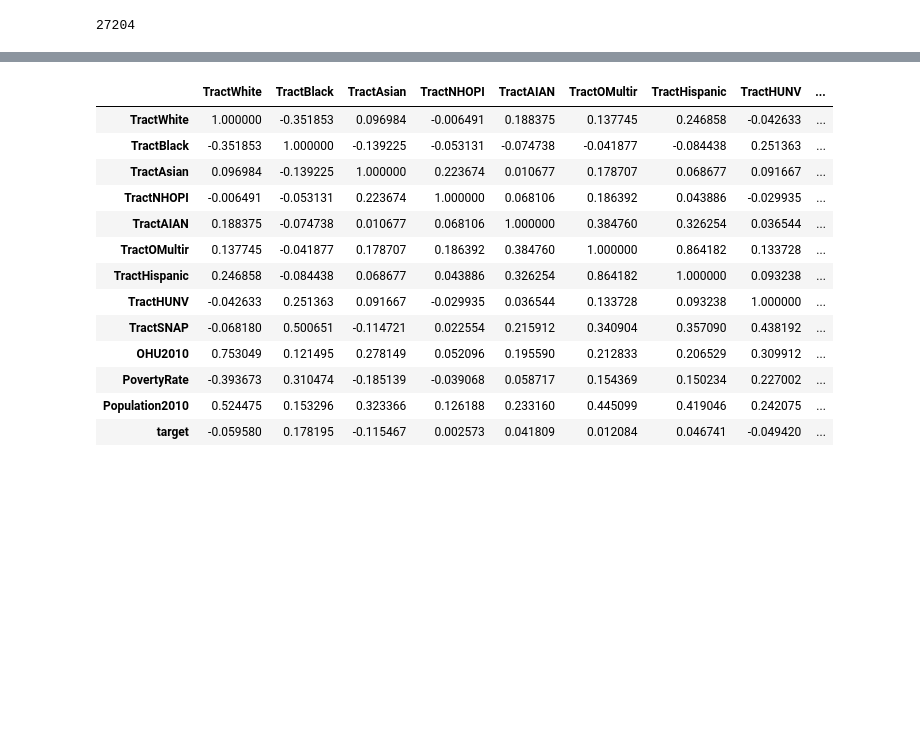
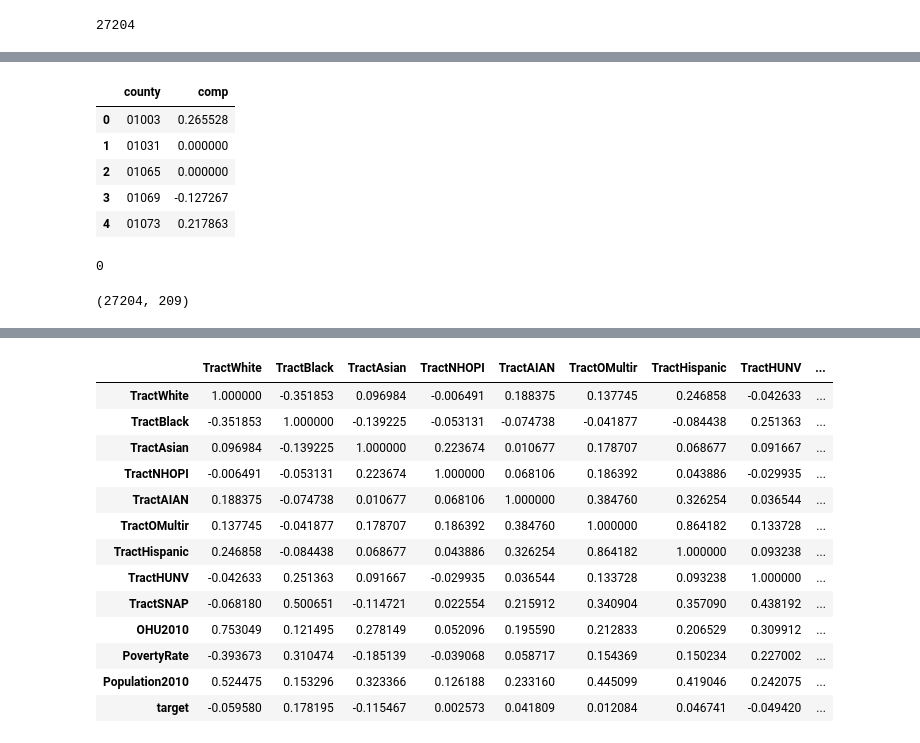
Before and after one commit to karinapatel/food-desert-prediction, a Jupyter notebook: cleaning_1.ipynb, the cells around one changed output, grey strips where cells are left out. Saved outputs shown, nothing was run; the diff lists cells and outputs as text; code cells hidden in the pictures; blank space fills up the shorter version.

```diff
--- a/cleaning_1.ipynb
+++ b/cleaning_1.ipynb
@@ -89,0 +141,2 @@ X.head()
+# %%
+healthy_clean['county'] = healthy_clean['census'].apply(lambda x: x[:5])
@@ -89,0 +147,4 @@ X.head()
+# %%
+healthy_clean['sentiment']=healthy_clean['sentiment'].apply(ast.literal_eval)
+# %%
+healthy_clean['comp']=healthy_clean['sentiment'].apply(lambda x: x['compound'])
@@ -89,0 +160,12 @@ X.head()
+# %%
+county_sent = healthy_clean.groupby('county').mean()['comp']
+county_sent=county_sent.reset_index()
+# %%
+county_sent.head()
+# %% [output]
+|  | county | comp |
+| 0 | 01003 | 0.265528 |
+| 1 | 01031 | 0.000000 |
+| 2 | 01065 | 0.000000 |
+| 3 | 01069 | -0.127267 |
+| 4 | 01073 | 0.217863 |
@@ -90,2 +178,10 @@ X.head()
+# %%
+(X_1['comp'].isnull()).sum()
+# %% [output]
+0
+# %%
+X_1.shape
+# %% [output]
+(27204, 209)
 # %%
 #train test split
```
Also changed, not shown: parts of 40 cells of this notebook, 5 other files.
